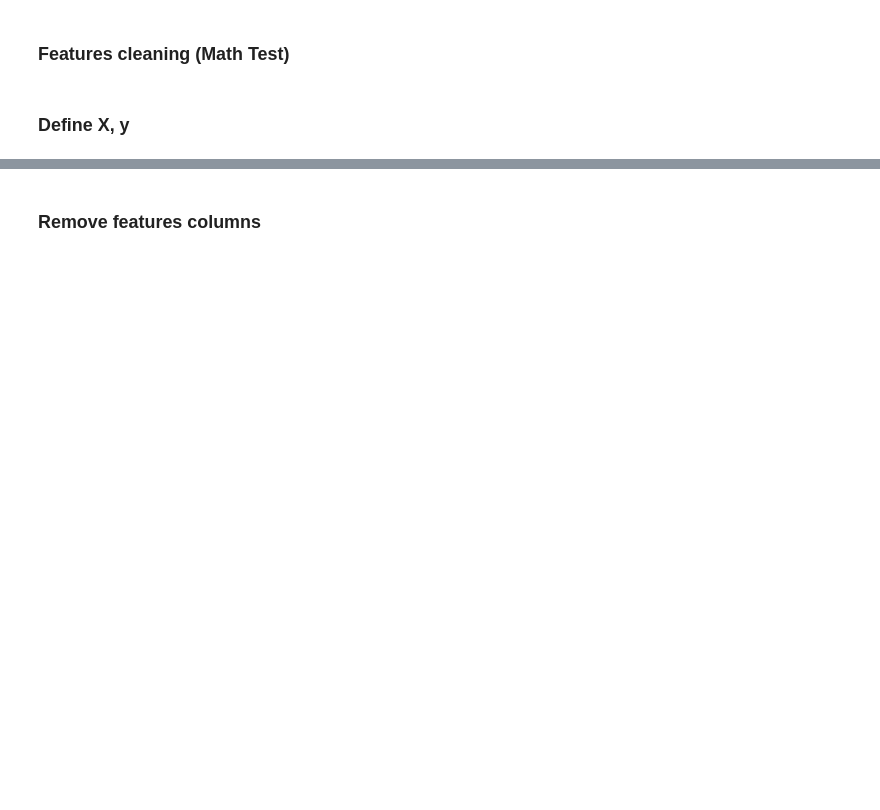
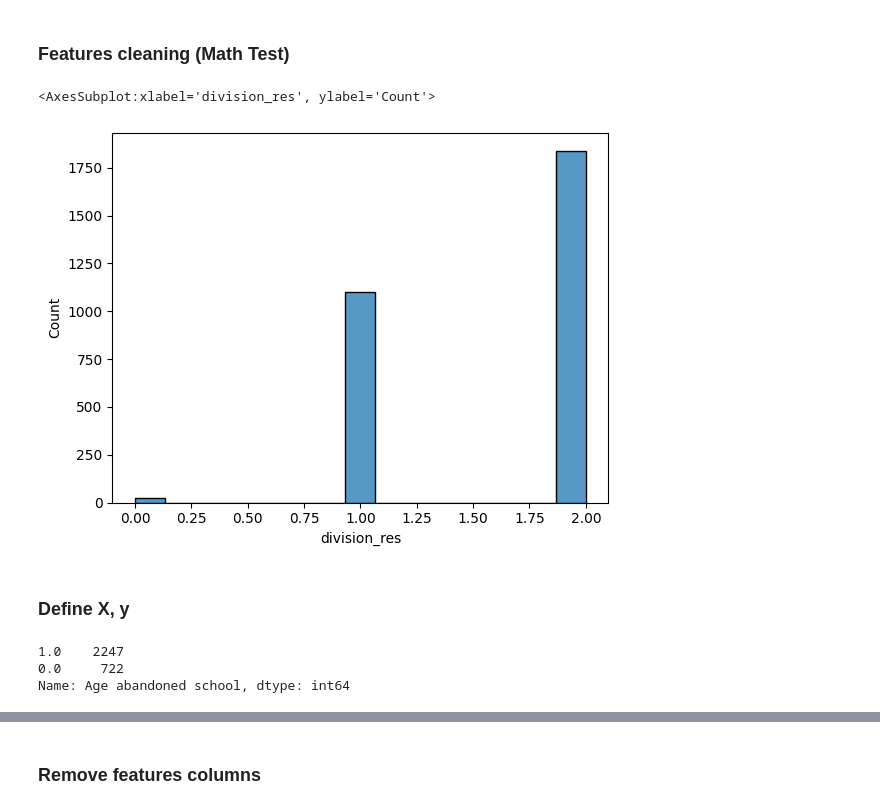
Before and after one commit to neylabelmaachi/schoolpred, a Jupyter notebook: notebooks/modeling_with_math_test.ipynb, the cells around one changed output, grey strips where cells are left out. Drawn from its saved outputs; the diff is of its cells as text; code cells hidden in the pictures; blank space fills up the shorter version.

```diff
--- a/notebooks/modeling_with_math_test.ipynb
+++ b/notebooks/modeling_with_math_test.ipynb
@@ -62,8 +51,19 @@ data = data.dropna(subset=['subtraction_res'])
 # Division
 data['division_res'] = pd.to_numeric(data['division_res'], errors='coerce')
 data = data.dropna(subset=['division_res'])
+# %%
+sns.histplot(data['division_res'])
+# %% [output]
+<AxesSubplot:xlabel='division_res', ylabel='Count'>
+[figure, added]
 # %% [markdown]
 ### Define X, y
 # %%
 X = data.drop("Age abandoned school", axis=1)
 y = data["Age abandoned school"]
+# %%
+y.value_counts()
+# %% [output]
+1.0    2247
+0.0     722
+Name: Age abandoned school, dtype: int64
```
Also changed, not shown: parts of 40 cells of this notebook.
